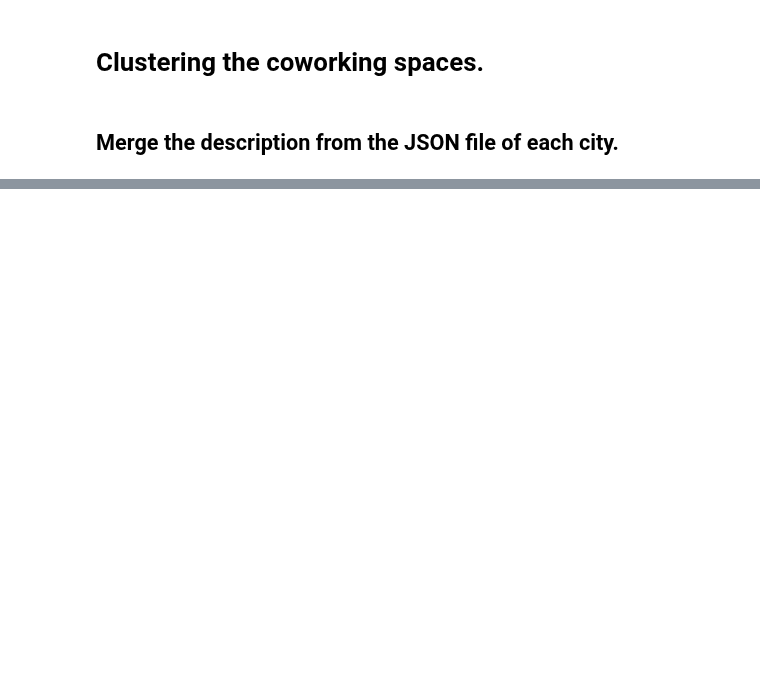
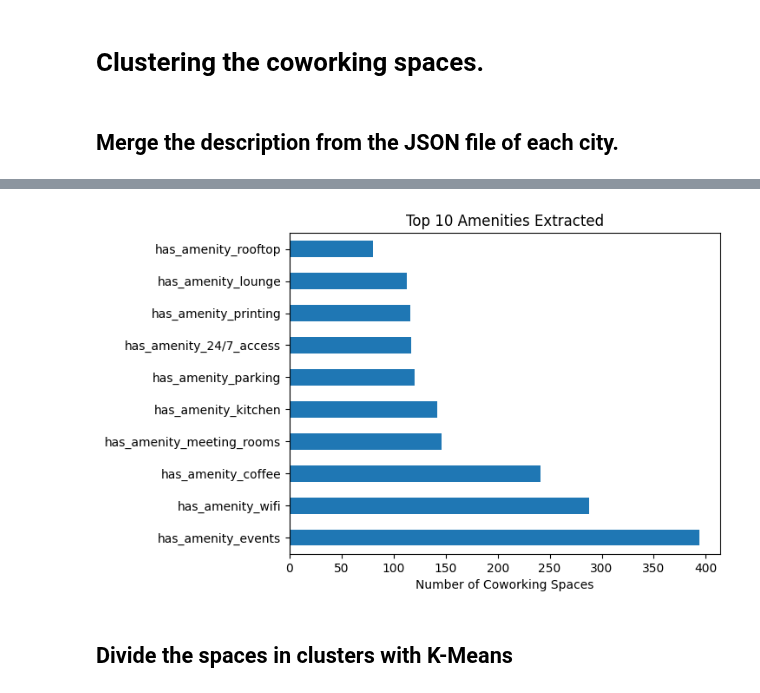
Before and after one commit to GabrielFersPin/Coworking, a Jupyter notebook: src/data_processing/merge_descriptions.ipynb, the cells around one changed output, grey strips where cells are left out. Cells and saved outputs as stored; diff of their text form; code cells hidden in the pictures; blank space fills up the shorter version.

```diff
--- a/src/data_processing/merge_descriptions.ipynb
+++ b/src/data_processing/merge_descriptions.ipynb
@@ -108,0 +55,10 @@ for i in range(5):  # Assuming you have 5 clusters
+# %%
+# Split address into components if needed
+merged_df[['street', 'city', 'country']] = (
+    merged_df['address'].str.extract(r'^(.*?),\s*(.*?),\s*(.*)$')
+)
+# %%
+# Split address into components if needed
+merged_df[['street', 'city', 'country']] = (
+    merged_df['address'].str.extract(r'^(.*?),\s*(.*?),\s*(.*)$')
+)
@@ -108,0 +106,28 @@ for i in range(5):  # Assuming you have 5 clusters
+# %%
+import pandas as pd
+
+# 1. Ensure 'extracted_amenities' exists and is properly formatted
+if 'extracted_amenities' not in merged_df.columns:
+    merged_df['extracted_amenities'] = merged_df['description'].apply(extract_amenities)
+
+# 2. Explode the amenities list (skip empty lists)
+amenities_expanded = merged_df.explode('extracted_amenities').dropna(subset=['extracted_amenities'])
+
+# 3. Create dummy variables only if there are amenities
+if not amenities_expanded.empty:
+    amenities_dummies = pd.get_dummies(
+        amenities_expanded['extracted_amenities'],
+        prefix='has_amenity'
+    ).groupby(amenities_expanded.index).max()
+
+    # 4. Merge back (fill missing with 0)
+    merged_df = merged_df.join(amenities_dummies).fillna(0)
+else:
+    print("No amenities found in descriptions.")
+    # Initialize empty amenity columns if needed
+    for amenity in AMENITIES_KEYWORDS.keys():
+        merged_df[f'has_amenity_{amenity}'] = 0
+# %%
+amenity_counts = amenities_dummies.sum().sort_values(ascending=False)
+print("Most common amenities:")
+print(amenity_counts.head(10))
@@ -108,0 +147,10 @@ for i in range(5):  # Assuming you have 5 clusters
+# %%
+import matplotlib.pyplot as plt
+
+amenity_counts.head(10).plot(kind="barh", title="Top 10 Amenities Extracted")
+plt.xlabel("Number of Coworking Spaces")
+plt.show()
+# %% [output]
+[figure, added]
+# %% [markdown]
+## Divide the spaces in clusters with K-Means
```
Also changed, not shown: parts of 16 cells of this notebook, 6 other files.
